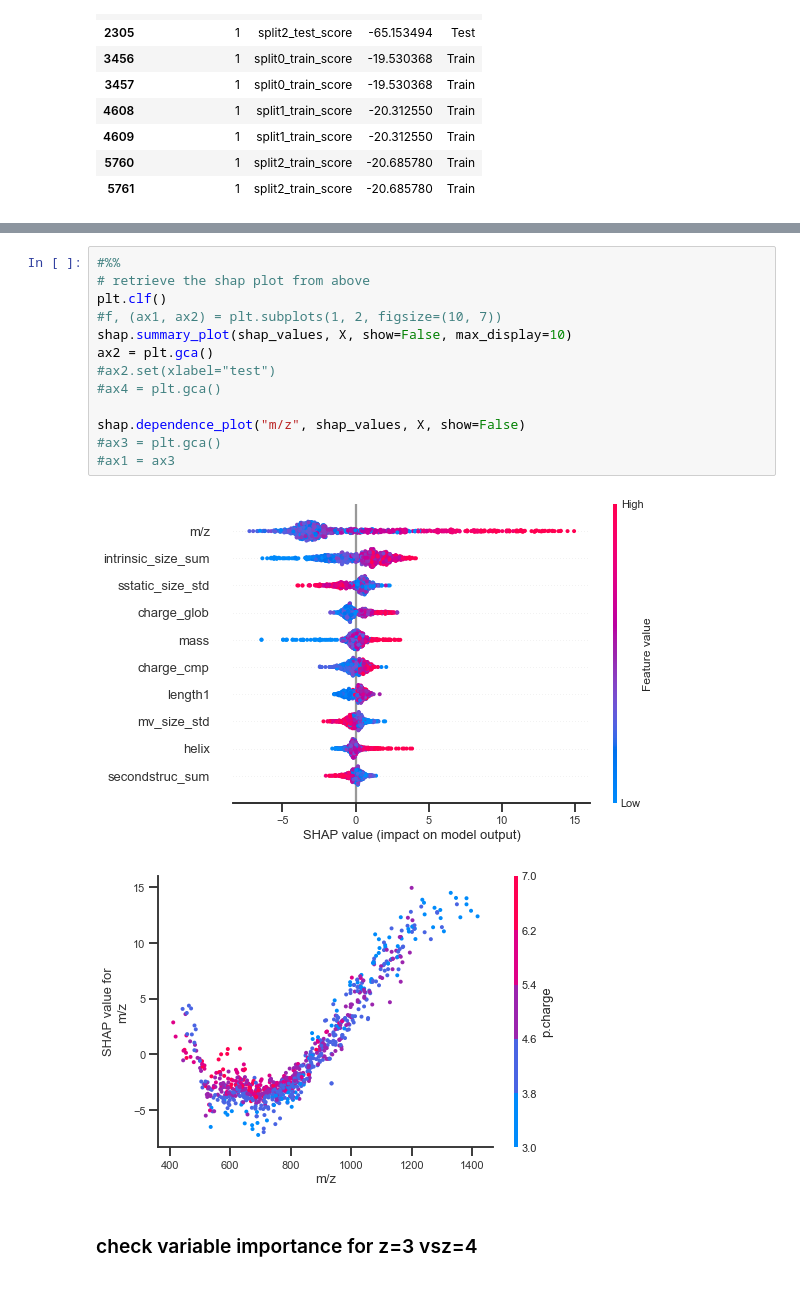
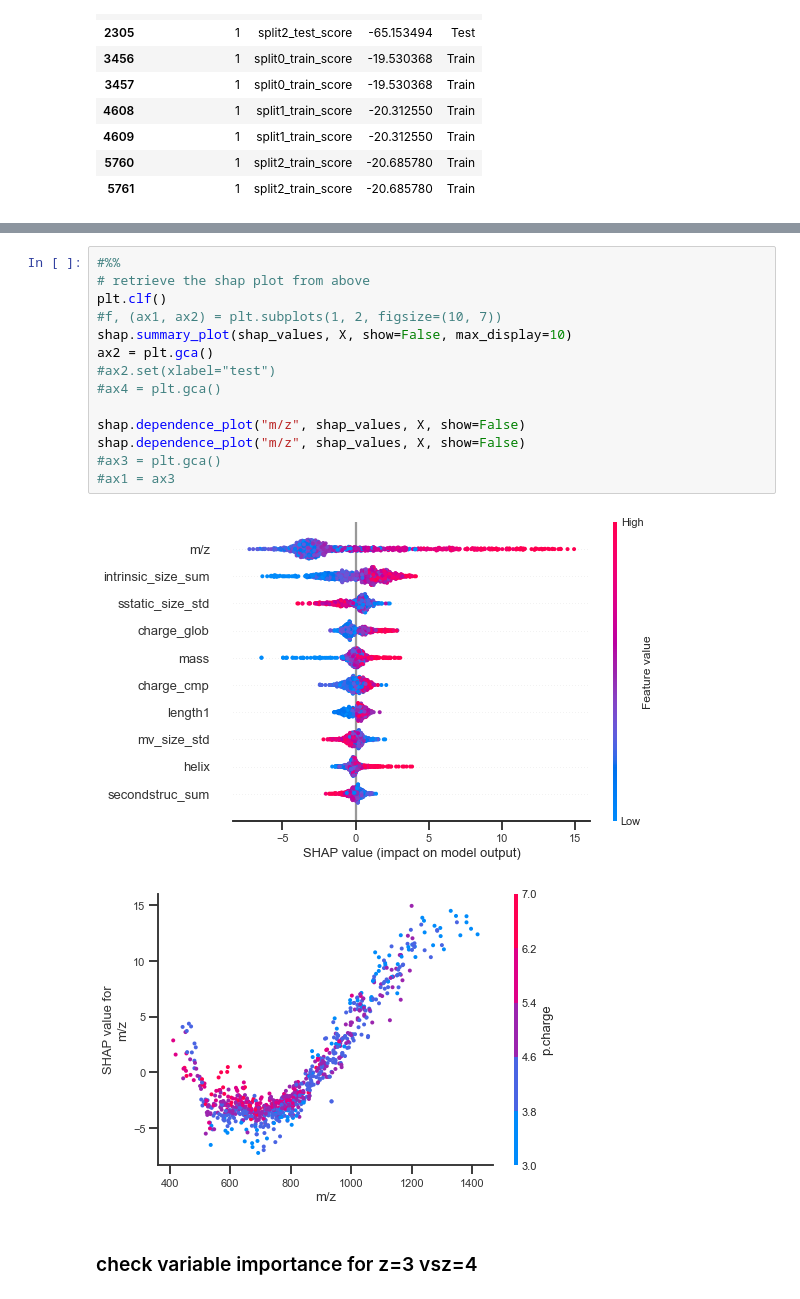
Before and after one commit to harel-coffee/xiFAIMS-auto, a Jupyter notebook: notebooks/xgboost_final.ipynb, the cells around one changed output, grey strips where cells are left out. Drawn from its saved outputs; the diff is of its cells as text.

```diff
--- a/notebooks/xgboost_final.ipynb
+++ b/notebooks/xgboost_final.ipynb
@@ -318,19 +322,20 @@ plt.tight_layout()
 # %%
 #%%
 # retrieve the shap plot from above
 plt.clf()
 #f, (ax1, ax2) = plt.subplots(1, 2, figsize=(10, 7))
 shap.summary_plot(shap_values, X, show=False, max_display=10)
 ax2 = plt.gca()
 #ax2.set(xlabel="test")
 #ax4 = plt.gca()
 
 shap.dependence_plot("m/z", shap_values, X, show=False)
+shap.dependence_plot("m/z", shap_values, X, show=False)
 #ax3 = plt.gca()
 #ax1 = ax3
 # %% [output]
-[figure, old version]
+[figure, new version]
-[figure, old version]
+[figure, new version]
 # %% [markdown]
 ### check variable importance for z=3 vsz=4
 # %%
```
Also changed, not shown: parts of 12 cells of this notebook, 1 other file.
